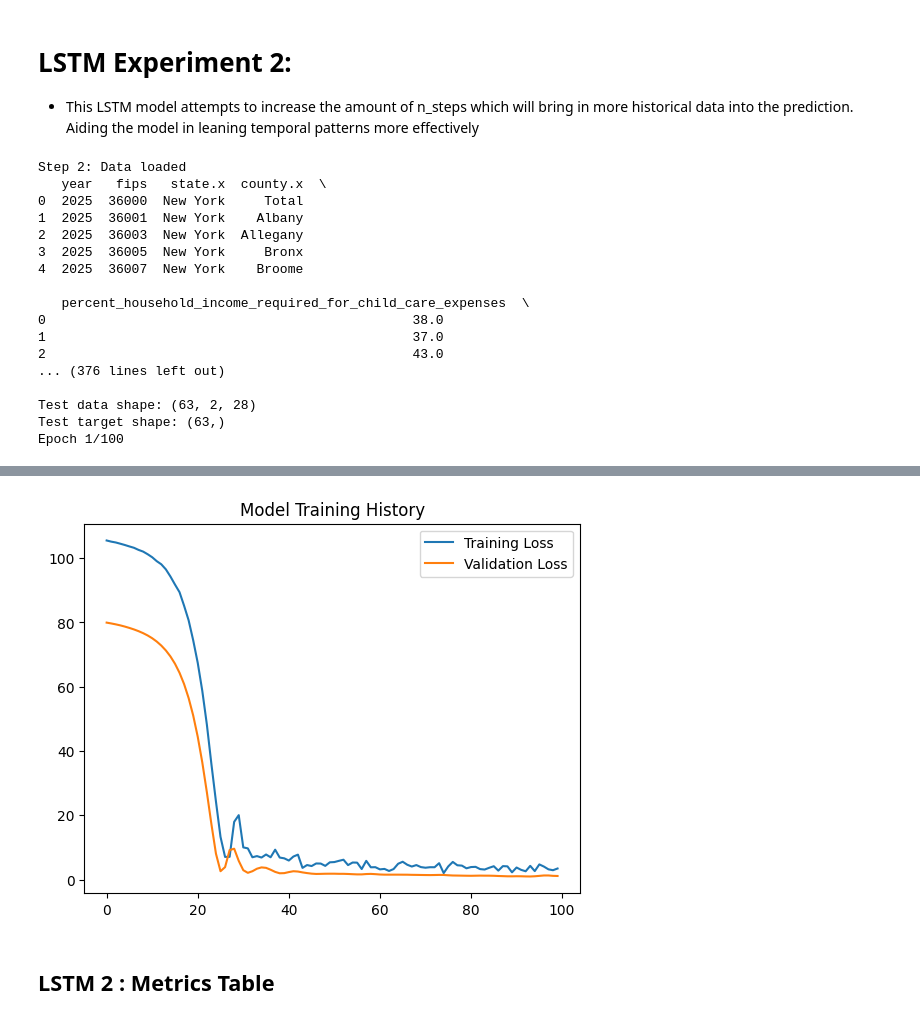
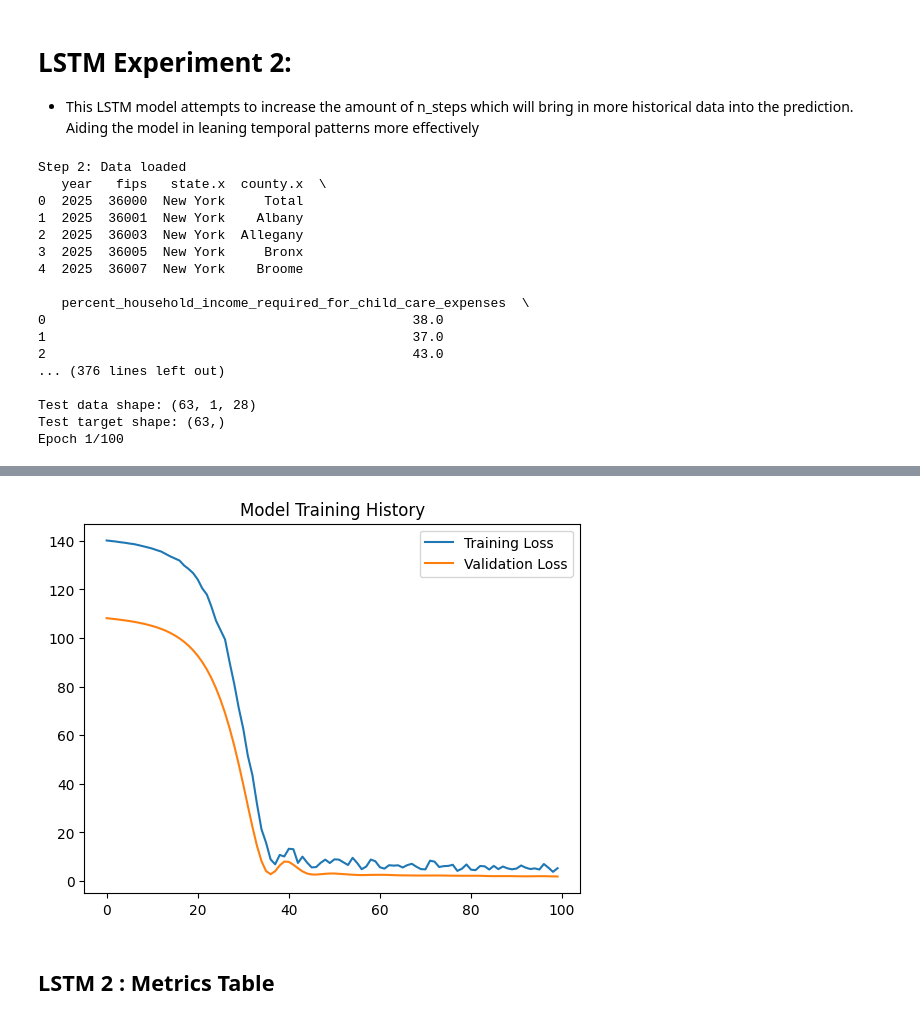
Before and after one commit to jonburns2454/DATA_698, a Jupyter notebook: DATA_698_MASTERS_PROJECT.ipynb, the cells around one changed output, grey strips where cells are left out. Cells and saved outputs as stored; diff of their text form; code cells hidden in the pictures.

```diff
--- a/DATA_698_MASTERS_PROJECT.ipynb
+++ b/DATA_698_MASTERS_PROJECT.ipynb
@@ -374,10 +358,9 @@ plt.show()
 # Step 2: Load data
 filepath = "C:\\Users\\jashb\\OneDrive\\Documents\\Masters Data Science\\Spring 2025\\DATA 698\\Masters Project\\final_data.csv"
 df = pd.read_csv(filepath)
-print("Step 2: Data loaded")
+
 print(df.head())
-# Step: Impute missing values
-# Impute numeric columns with their mean
+
 numeric_columns = df.select_dtypes(include=['float64', 'int64']).columns
 df[numeric_columns] = df[numeric_columns].fillna(df[numeric_columns].mean())
 
@@ -385,33 +368,33 @@ df[numeric_columns] = df[numeric_columns].fillna(df[numeric_columns].mean())
 categorical_columns = df.select_dtypes(include=['object']).columns
 df[categorical_columns] = df[categorical_columns].fillna(df[categorical_columns].mode().iloc[0])
 
-print("\nStep: Imputed missing values")
+
 print(df.isnull().sum())  # Verify no missing values remain
 
 # Step: Drop rows with missing target
 df = df.dropna(subset=['percent_food_insecure'])
-print("\nStep: Dropped rows with missing 'percent_food_insecure'")
+
 print(df.head())
 # Step 3: Drop rows with missing target
 df = df.dropna(subset=['percent_food_insecure'])
-print("\nStep 3: Dropped rows with missing 'percent_food_insecure'")
+
 print(df.head())
 
 # Step 4: Convert 'rural_urban' to numeric
 df['rural_urban'] = pd.factorize(df['rural_urban'])[0]
-print("\nStep 4: Converted 'rural_urban' to numeric")
+
 print(df[['rural_urban']].head())
 
 # Step 5: Create lag features
 df = df.sort_values(['fips', 'year'])
 df['food_insecure_lag1'] = df.groupby('fips')['percent_food_insecure'].shift(1)
 df['food_insecure_lag2'] = df.groupby('fips')['percent_food_insecure'].shift(2)
-print("\nStep 5: Created lag features")
+
 print(df[['fips', 'year', 'percent_food_insecure', 'food_insecure_lag1', 'food_insecure_lag2']].head())
 
 # Step 6: Drop rows with missing lag features
 df = df.dropna(subset=['food_insecure_lag1', 'food_insecure_lag2'])
-print("\nStep 6: Dropped rows with missing lag features")
+
 print(df.head())
 
 # Step 7: Select features
@@ -448,29 +431,22 @@ features = [
 
 available_features = [f for f in features if f in df.columns]
 df = df[['year', 'fips', 'county.x', 'state.x', 'percent_food_insecure'] + available_features]
-print("\nStep 7: Selected features")
+
 print(df.head())
 
 # Step 8: Analyze data
-print("\nStep 8: Data Analysis")
-print(f"Years available: {sorted(df['year'].unique())}")
-print(f"Counties with data: {df['fips'].nunique()}")
 
 county_years = df.groupby('fips')['year'].count()
-print(f"\nMinimum years per county: {county_years.min()}")
-print(f"Maximum years per county: {county_years.max()}")
+
 
 # Step 9: Set n_steps
 min_years = county_years.min()
-n_steps = min(2, min_years)  # Use 3 if possible, otherwise use the minimum available
-print(f"Using n_steps = {n_steps}")
+n_steps = min(1, min_years)  # Use 3 if possible, otherwise use the minimum available
 
 # Step 10: Split data into train and test
 latest_year = df['year'].max()
-train = df[df['year'] < latest_year]
-test = df[df['year'] == latest_year]
-print(f"\nTraining years: {sorted(train['year'].unique())}")
-print(f"Test year: {test['year'].unique()}")
+train = df[df['year'] < 2024]
+test = df[df['year'] == 2024]
 
 # Step 11: Prepare training data
 counties = train['fips'].unique()
@@ -494,12 +470,6 @@ for county in counties:
 X_train = np.array(X_train)
 y_train = np.array(y_train)
 
-# Check if X_train is empty
-if len(X_train) == 0:
-    raise ValueError("No training data available. Check your data or reduce n_steps.")
-
-print(f"\nTraining data shape: {X_train.shape}")
-print(f"Training target shape: {y_train.shape}")
 # Step 12: Prepare test data
 X_test, y_test = [], []
 test_counties = test['fips'].unique()
@@ -518,8 +488,6 @@ for county in test_counties:
 X_test = np.array(X_test)
 y_test = np.array(y_test)
 
-print(f"\nTest data shape: {X_test.shape}")
-print(f"Test target shape: {y_test.shape}")
 
 # Step 13: Build LSTM model
 input_shape = (X_train.shape[1], X_train.shape[2])
@@ -562,6 +530,6 @@ Step 2: Data loaded
 2                                               43.0
 ... (376 lines left out)
 
-Test data shape: (63, 2, 28)
+Test data shape: (63, 1, 28)
 Test target shape: (63,)
 Epoch 1/100
@@ -585,4 +553,4 @@ Test RMSE: 3.654693604864851
-[figure, old version]
+[figure, new version]
 # %% [markdown]
 ## LSTM 2 : Metrics Table
 # %%
```
Also changed, not shown: parts of 14 cells of this notebook, 11 other files.
